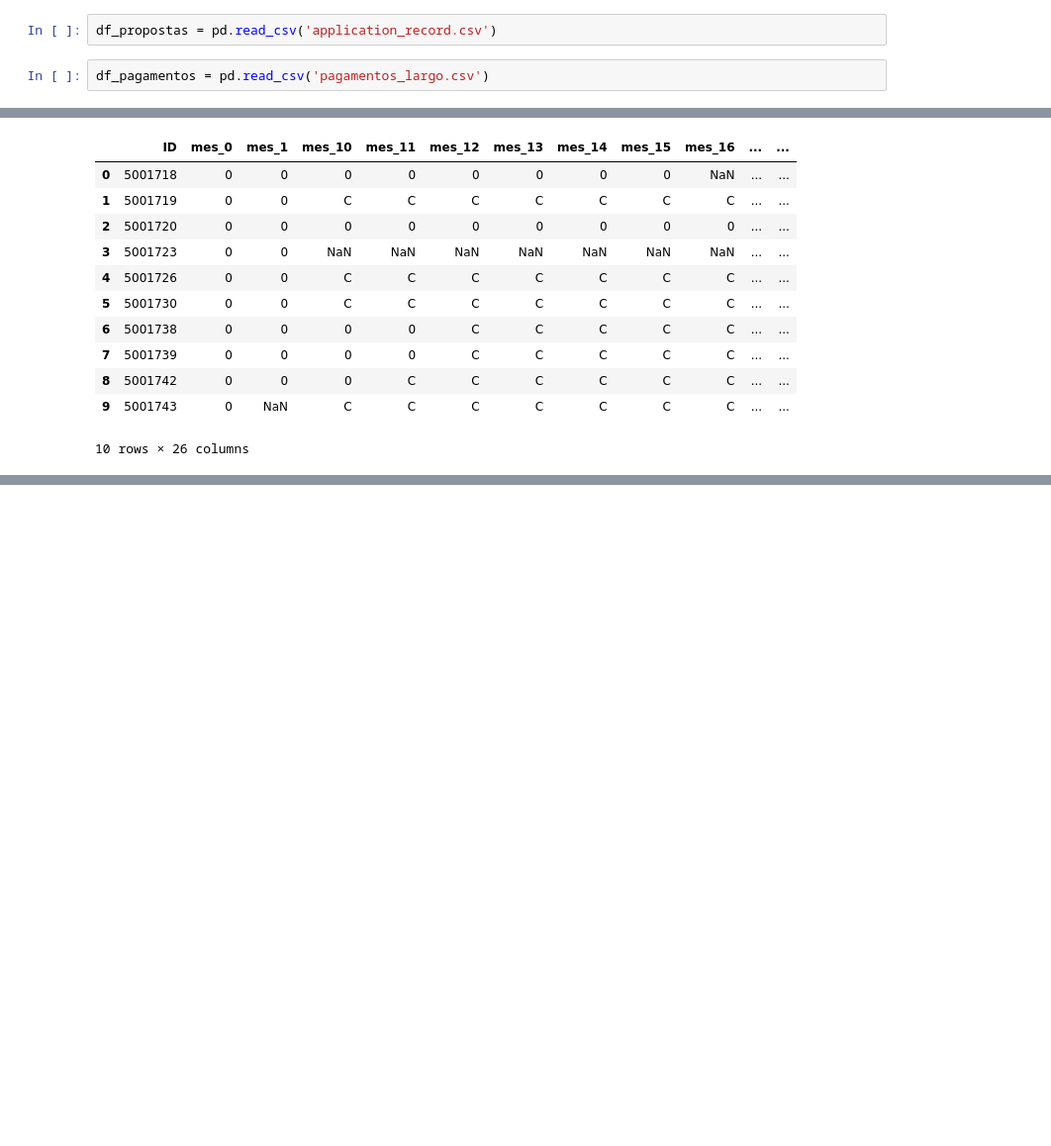
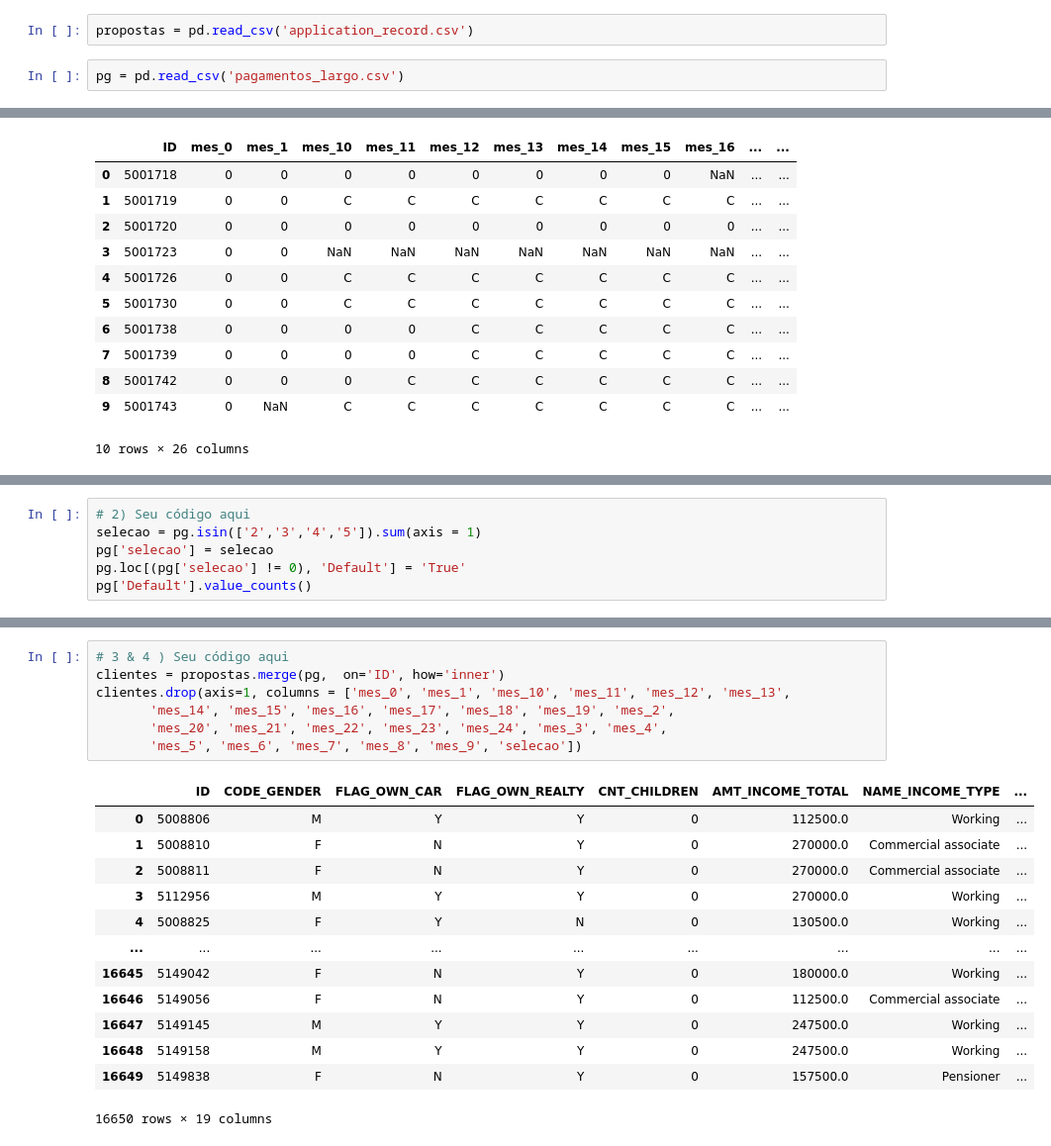
Before and after one commit to CaduPortifolio/An-lise, a Jupyter notebook: Mod5Ex_aulas_04a05.ipynb, the cells around one changed output, grey strips where cells are left out. Shown: that part at 99% size. Saved outputs shown, nothing was run; the diff lists cells and outputs as text; blank space fills up the shorter version.

```diff
--- a/Mod5Ex_aulas_04a05.ipynb
+++ b/Mod5Ex_aulas_04a05.ipynb
@@ -70,9 +70,9 @@ Faça uma contagem dos valores do *default* que você construiu.
 import pandas as pd
 import numpy as np
 # %%
-df_propostas = pd.read_csv('application_record.csv')
+propostas = pd.read_csv('application_record.csv')
 # %%
-df_pagamentos = pd.read_csv('pagamentos_largo.csv')
+pg = pd.read_csv('pagamentos_largo.csv')
 # %%
 df_pagamentos.head(10)
 # %% [output]
@@ -224,0 +146,6 @@ dtype: int64
+# %%
+# 2) Seu código aqui
+selecao = pg.isin(['2','3','4','5']).sum(axis = 1)
+pg['selecao'] = selecao
+pg.loc[(pg['selecao'] != 0), 'Default'] = 'True'
+pg['Default'].value_counts()
@@ -224,0 +158,21 @@ dtype: int64
+# %%
+# 3 & 4 ) Seu código aqui
+clientes = propostas.merge(pg,  on='ID', how='inner')
+clientes.drop(axis=1, columns = ['mes_0', 'mes_1', 'mes_10', 'mes_11', 'mes_12', 'mes_13',
+       'mes_14', 'mes_15', 'mes_16', 'mes_17', 'mes_18', 'mes_19', 'mes_2',
+       'mes_20', 'mes_21', 'mes_22', 'mes_23', 'mes_24', 'mes_3', 'mes_4',
+       'mes_5', 'mes_6', 'mes_7', 'mes_8', 'mes_9', 'selecao'])
+# %% [output]
+|  | ID | CODE_GENDER | FLAG_OWN_CAR | FLAG_OWN_REALTY | CNT_CHILDREN | AMT_INCOME_TOTAL | NAME_INCOME_TYPE | ... |
+| 0 | 5008806 | M | Y | Y | 0 | 112500.0 | Working | ... |
+| 1 | 5008810 | F | N | Y | 0 | 270000.0 | Commercial associate | ... |
+| 2 | 5008811 | F | N | Y | 0 | 270000.0 | Commercial associate | ... |
+| 3 | 5112956 | M | Y | Y | 0 | 270000.0 | Working | ... |
+| 4 | 5008825 | F | Y | N | 0 | 130500.0 | Working | ... |
+| ... | ... | ... | ... | ... | ... | ... | ... | ... |
+| 16645 | 5149042 | F | N | Y | 0 | 180000.0 | Working | ... |
+| 16646 | 5149056 | F | N | Y | 0 | 112500.0 | Commercial associate | ... |
+| 16647 | 5149145 | M | Y | Y | 0 | 247500.0 | Working | ... |
+| 16648 | 5149158 | M | Y | Y | 0 | 247500.0 | Working | ... |
+| 16649 | 5149838 | F | N | Y | 0 | 157500.0 | Pensioner | ... |
+16650 rows × 19 columns
```
Also changed, not shown: parts of 17 cells of this notebook.
